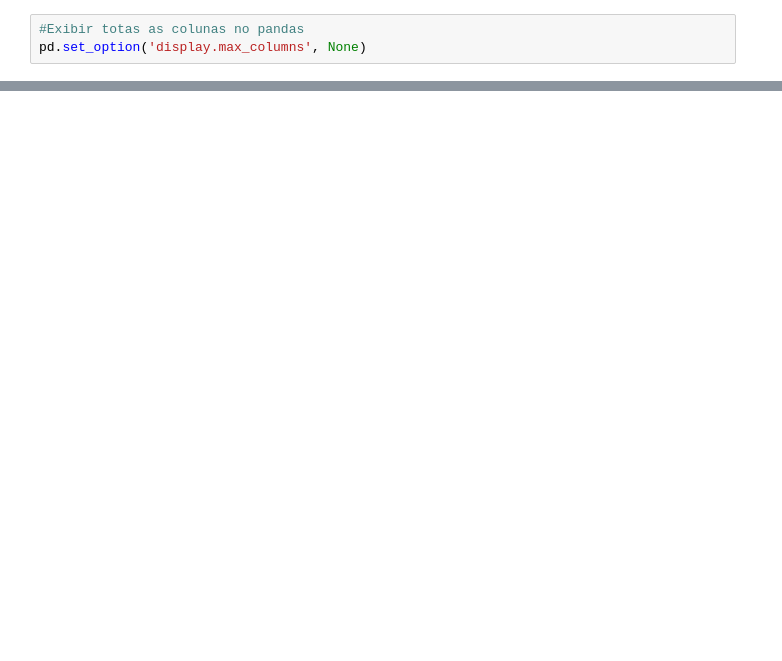
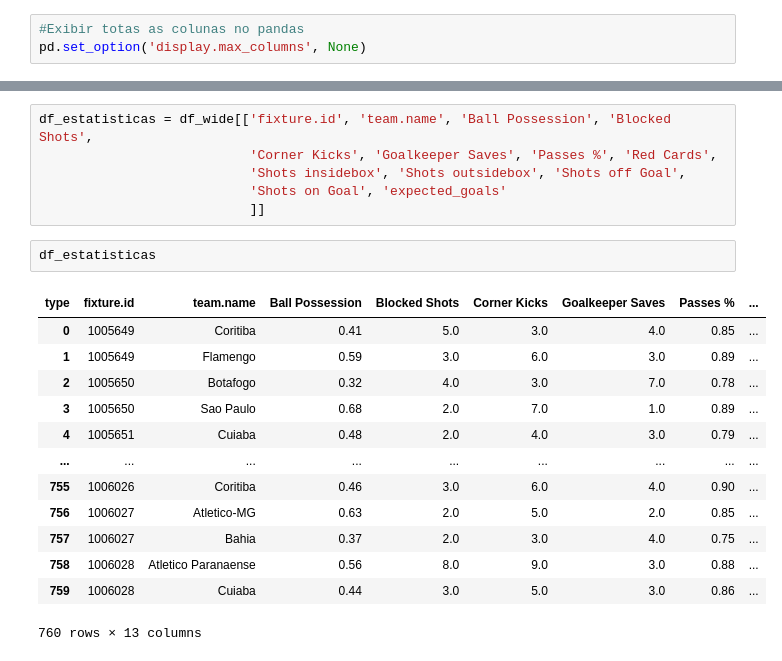
Before and after one commit to raphaelrocha22/Projeto_Sports_Infnet, a Jupyter notebook: 2-Analise_Dados.ipynb, the cells around one changed output, grey strips where cells are left out. Saved outputs shown, nothing was run; the diff lists cells and outputs as text; blank space fills up the shorter version.

```diff
--- a/2-Analise_Dados.ipynb
+++ b/2-Analise_Dados.ipynb
@@ -48,0 +70,22 @@ df_wide
+# %%
+df_estatisticas = df_wide[['fixture.id', 'team.name', 'Ball Possession', 'Blocked Shots',
+                           'Corner Kicks', 'Goalkeeper Saves', 'Passes %', 'Red Cards',
+                           'Shots insidebox', 'Shots outsidebox', 'Shots off Goal',
+                           'Shots on Goal', 'expected_goals'
+                           ]]
+# %%
+df_estatisticas
+# %% [output]
+| type | fixture.id | team.name | Ball Possession | Blocked Shots | Corner Kicks | Goalkeeper Saves | Passes % | ... |
+| 0 | 1005649 | Coritiba | 0.41 | 5.0 | 3.0 | 4.0 | 0.85 | ... |
+| 1 | 1005649 | Flamengo | 0.59 | 3.0 | 6.0 | 3.0 | 0.89 | ... |
+| 2 | 1005650 | Botafogo | 0.32 | 4.0 | 3.0 | 7.0 | 0.78 | ... |
+| 3 | 1005650 | Sao Paulo | 0.68 | 2.0 | 7.0 | 1.0 | 0.89 | ... |
+| 4 | 1005651 | Cuiaba | 0.48 | 2.0 | 4.0 | 3.0 | 0.79 | ... |
+| ... | ... | ... | ... | ... | ... | ... | ... | ... |
+| 755 | 1006026 | Coritiba | 0.46 | 3.0 | 6.0 | 4.0 | 0.90 | ... |
+| 756 | 1006027 | Atletico-MG | 0.63 | 2.0 | 5.0 | 2.0 | 0.85 | ... |
+| 757 | 1006027 | Bahia | 0.37 | 2.0 | 3.0 | 4.0 | 0.75 | ... |
+| 758 | 1006028 | Atletico Paranaense | 0.56 | 8.0 | 9.0 | 3.0 | 0.88 | ... |
+| 759 | 1006028 | Cuiaba | 0.44 | 3.0 | 5.0 | 3.0 | 0.86 | ... |
+760 rows × 13 columns
```
Also changed, not shown: parts of 18 cells of this notebook, 2 other files.
